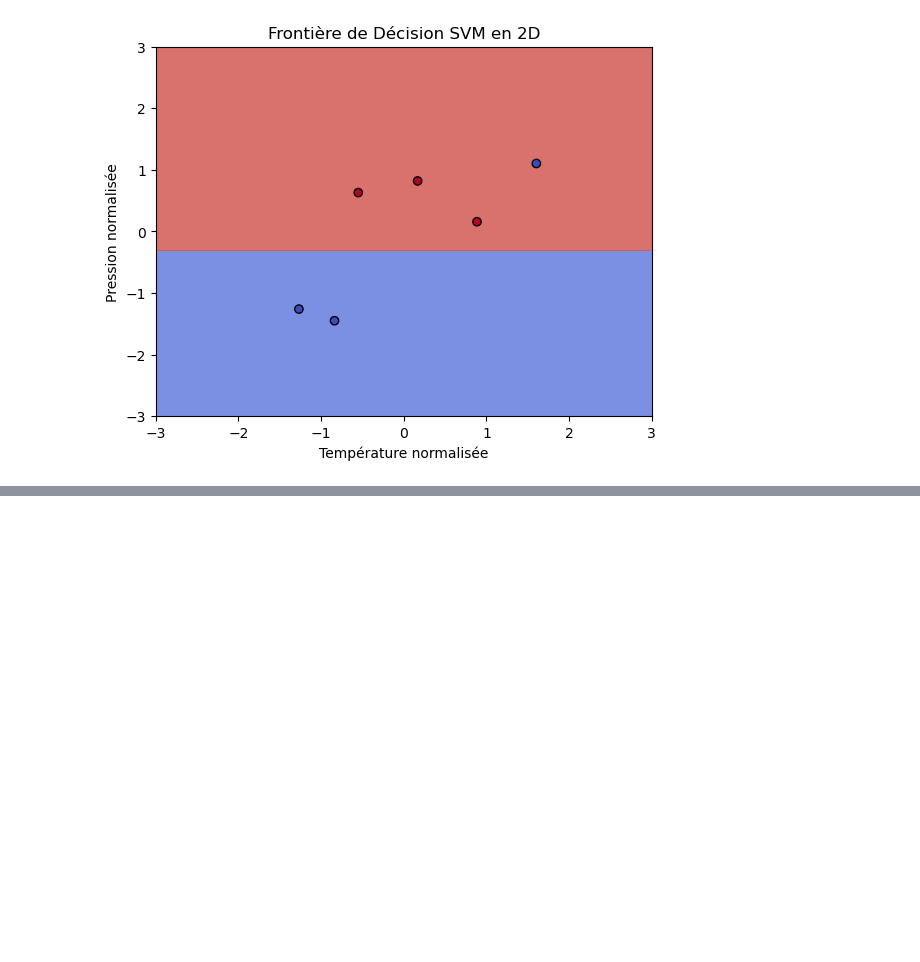
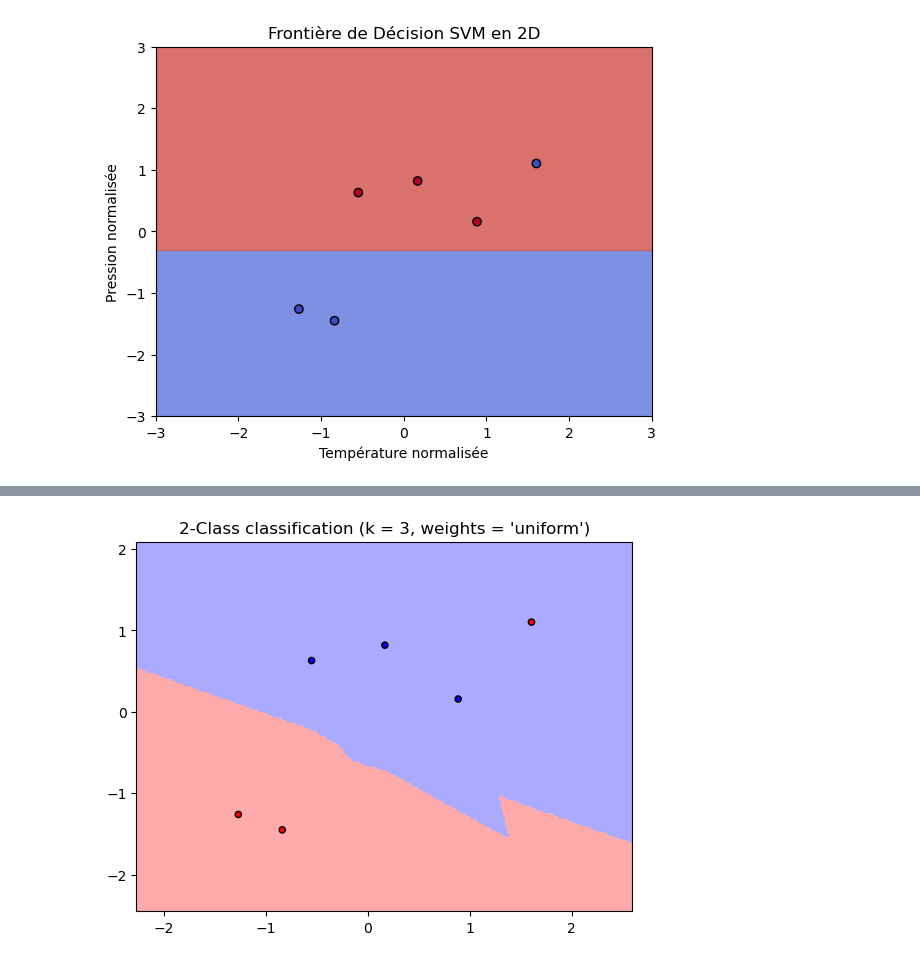
Before and after one commit to jeanJonathan/SystemedemaintenancePredictivePourLesEquipements, a Jupyter notebook: Algorithmes de machine Learning.ipynb, the cells around one changed output, grey strips where cells are left out. Cells and saved outputs as stored; diff of their text form; code cells hidden in the pictures; blank space fills up the shorter version.

```diff
--- a/Algorithmes de machine Learning.ipynb
+++ b/Algorithmes de machine Learning.ipynb
@@ -395,0 +423,55 @@ plt.show()
+# %%
+import numpy as np
+import matplotlib.pyplot as plt
+from sklearn import neighbors, datasets
+from sklearn.preprocessing import StandardScaler
+from matplotlib.colors import ListedColormap
+
+# Chargement des données
+# Ici, nous utilisons des données simulées pour l'exemple
+X = np.array([
+    [85, 30, 0.5], [88, 28, 0.7], [90, 50, 1.5],
+    [100, 45, 1.0], [95, 52, 1.3], [105, 55, 1.8]
+])
+y = np.array([0, 0, 1, 1, 1, 0])  # 0 = normal, 1 = maintenance requise
+
+# Réduction aux deux premières caractéristiques pour la visualisation
+X = X[:, :2]
+
+# Normalisation des données
+scaler = StandardScaler()
+X = scaler.fit_transform(X)
+
+# Création du modèle K-NN
+n_neighbors = 3
+clf = neighbors.KNeighborsClassifier(n_neighbors, weights='uniform')
+clf.fit(X, y)
+
+# Création de la carte de couleur pour le graphique
+cmap_light = ListedColormap(['#FFAAAA', '#AAAAFF'])
+cmap_bold = ListedColormap(['#FF0000', '#0000FF'])
+
+# Création d'une grille de points pour représenter le fond de la carte de décision
+h = .02  # pas de la grille
+x_min, x_max = X[:, 0].min() - 1, X[:, 0].max() + 1
+y_min, y_max = X[:, 1].min() - 1, X[:, 1].max() + 1
+xx, yy = np.meshgrid(np.arange(x_min, x_max, h),
+                     np.arange(y_min, y_max, h))
+
+# Prédiction de la classe pour chaque point de la grille
+Z = clf.predict(np.c_[xx.ravel(), yy.ravel()])
+
+# Mise en forme du résultat pour le graphique
+Z = Z.reshape(xx.shape)
+plt.figure()
+plt.pcolormesh(xx, yy, Z, cmap=cmap_light)
+
+# Ajout des points de données au graphique
+plt.scatter(X[:, 0], X[:, 1], c=y, cmap=cmap_bold, edgecolor='k', s=20)
+plt.xlim(xx.min(), xx.max())
+plt.ylim(yy.min(), yy.max())
+plt.title("2-Class classification (k = %i, weights = 'uniform')" % (n_neighbors))
+
+plt.show()
+# %% [output]
+[figure, added]
```
Also changed, not shown: parts of 4 cells of this notebook, 1 other file.
